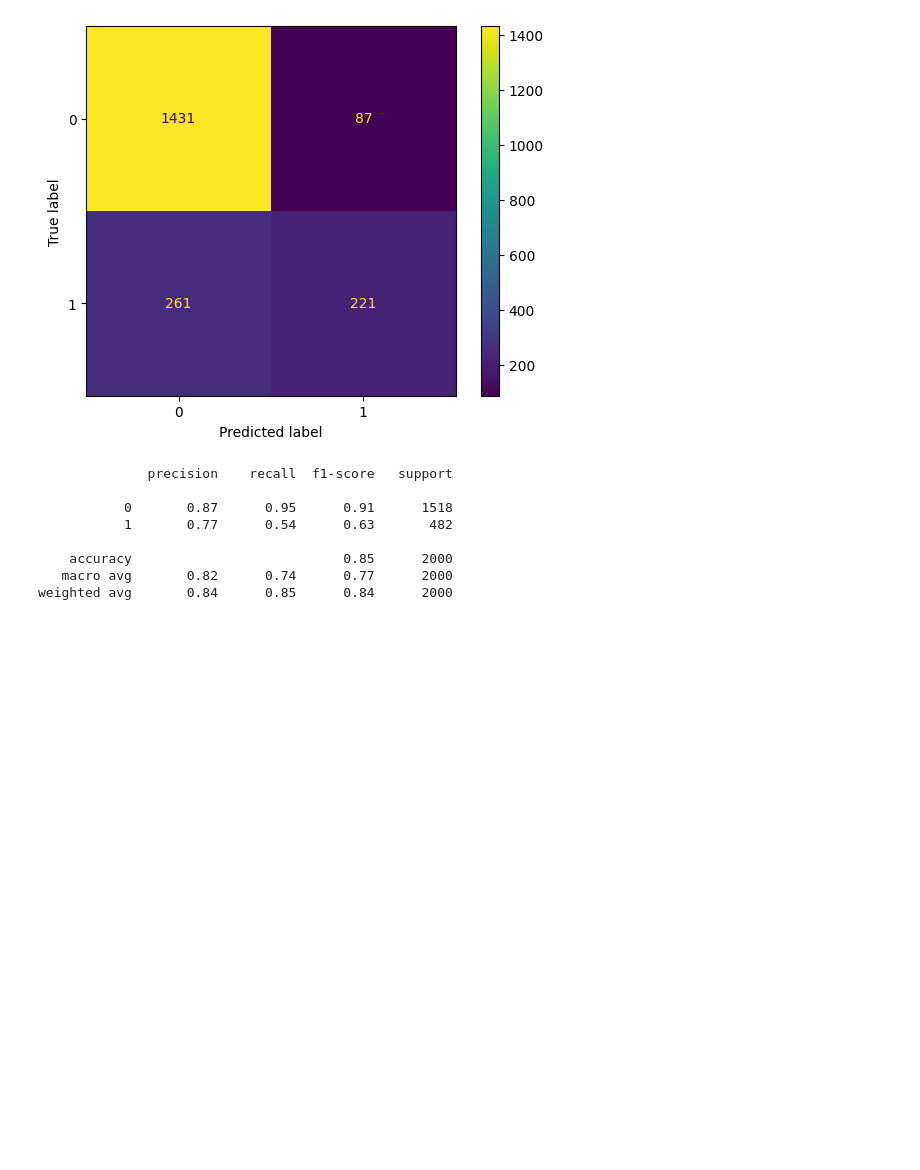
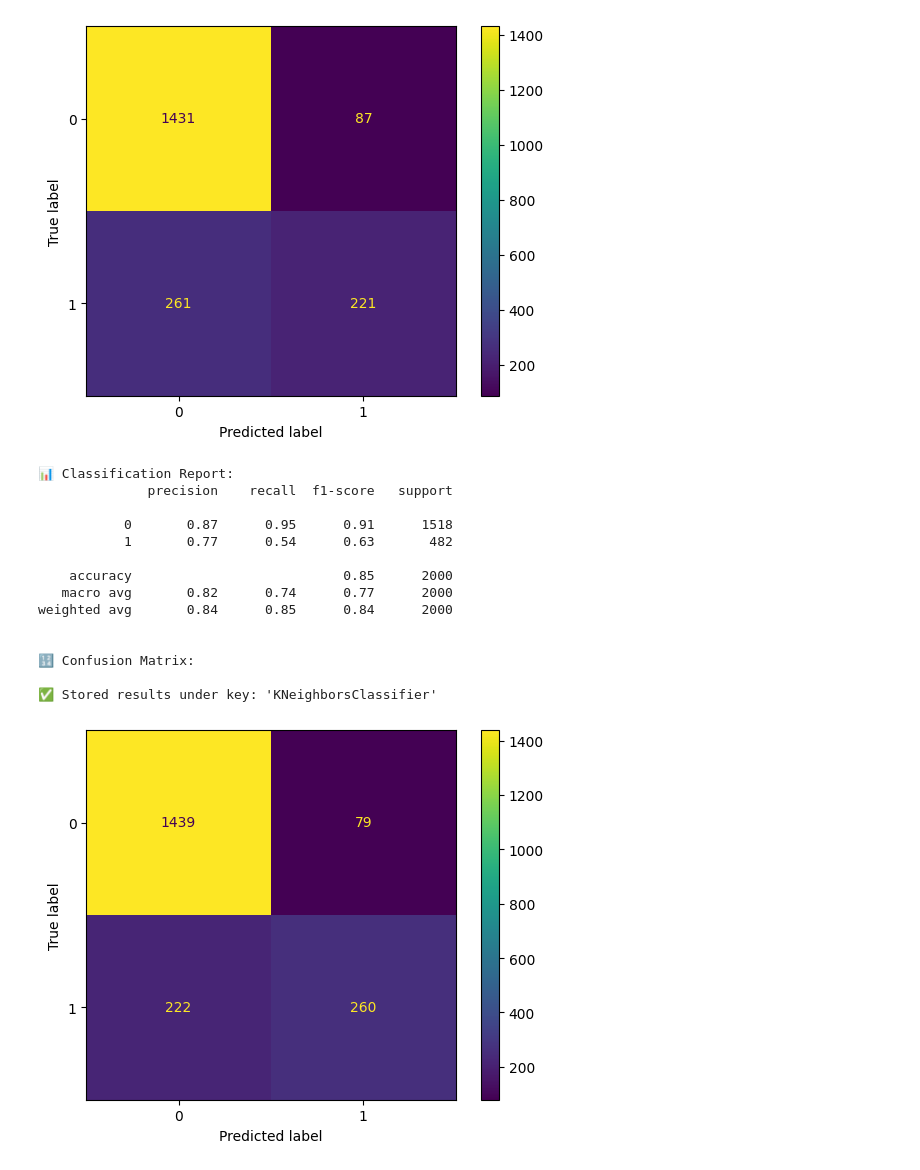
Before and after one commit to rizz045/Identifying_Presense_Of_Disease_In_Plants, a Jupyter notebook: Identifying_Presense_Of_Disease_In_Plants.ipynb, the cells around one changed output. Drawn from its saved outputs; the diff is of its cells as text; code cells hidden in the pictures; blank space fills up the shorter version.

```diff
--- a/Identifying_Presense_Of_Disease_In_Plants.ipynb
+++ b/Identifying_Presense_Of_Disease_In_Plants.ipynb
@@ -305,18 +305,26 @@ weighted avg       0.81      0.83      0.81      2000
 # %%
 from sklearn.neighbors import KNeighborsClassifier
 
 knc = KNeighborsClassifier(n_neighbors=20)
 knc.fit(x_train_s, y_train)
 # print(classification_report(y_test, knc.predict(x_test_s)))
+eval_metrics(knc, x_test_s, y_test)
 # %% [output]
+📊 Classification Report:
               precision    recall  f1-score   support
 
            0       0.87      0.95      0.91      1518
            1       0.77      0.54      0.63       482
 
     accuracy                           0.85      2000
    macro avg       0.82      0.74      0.77      2000
 weighted avg       0.84      0.85      0.84      2000
+
+
+🔢 Confusion Matrix:
+
+✅ Stored results under key: 'KNeighborsClassifier'
+[figure, added]
 # %%
 from sklearn.model_selection import train_test_split
 from sklearn.preprocessing import StandardScaler
```
